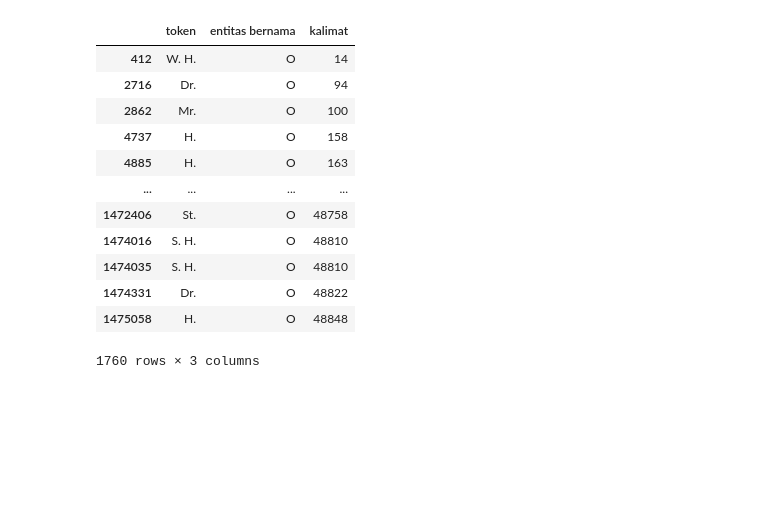
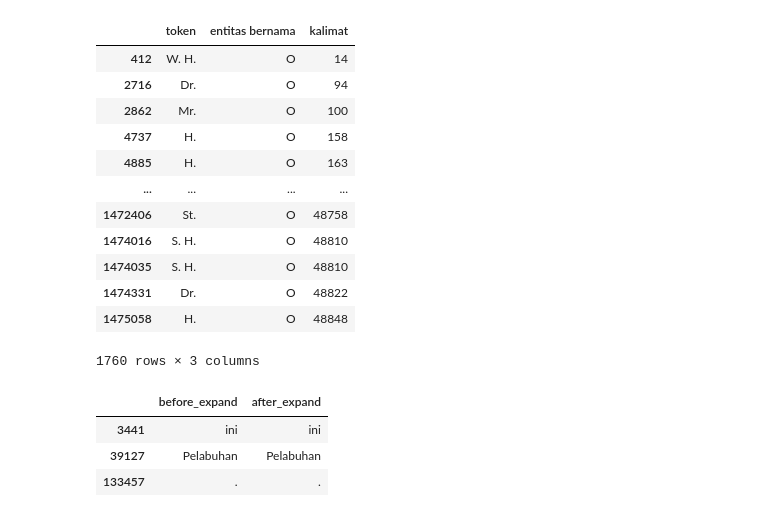
Before and after one commit to angelinasinaga/Indonesian_Named-entity_Recognition, a Jupyter notebook: Pasupasu.ipynb, the cells around one changed output. Saved outputs shown, nothing was run; the diff lists cells and outputs as text; code cells hidden in the pictures; blank space fills up the shorter version.

```diff
--- a/Pasupasu.ipynb
+++ b/Pasupasu.ipynb
@@ -62,7 +65,7 @@ list_kalimat = []
 nomor_kalimat = 1
 
 # open file in read mode
-with open('/content/drive/MyDrive/Semester 7/Proyek PBA/Dataset/SINGGALANG.tsv', encoding='UTF-8') as read_obj:
+with open('/content/drive/MyDrive/SINGGALANG.tsv', encoding='UTF-8') as read_obj:
     # pass the file object to reader() to get the reader object
     csv_reader = csv.reader(read_obj, delimiter='\t', quotechar=None) #https://www.petanikode.com/python-csv/
 # https://docs.python.org/id/3.9/library/csv.html
@@ -454,3 +457,19 @@ dataset_prep[dataset_prep.token.str.contains('|'.join(contractions_dict.keys()),
 | 1474331 | Dr. | O | 48822 |
 | 1475058 | H. | O | 48848 |
 1760 rows × 3 columns
+# %%
+#untuk expand contraction
+# inplace true = the data is modified in place
+dataset_prep.token.replace(to_replace=contractions_dict, inplace=True, value=None, method=None, regex=True)
+# %%
+#Membuat dataframe yang berisi token sebelum dan setelah di expand
+df_result = pd.concat([dataset, dataset_prep], axis=1, join='inner')# untuk menggabungkan kedua dataframe
+df_result = df_result.drop(columns=['entitas bernama', 'kalimat']) # untuk menghapus kolom kalimat dan entitas bernama
+df_result.columns.values[0] = "before_expand" # untuk rename nama kolom
+df_result.columns.values[1] = "after_expand"
+display(df_result.loc[[3441,39127,133457], :]) # menampilkan token sebelum dan setelah di expand
+# %% [output]
+|  | before_expand | after_expand |
+| 3441 | ini | ini |
+| 39127 | Pelabuhan | Pelabuhan |
+| 133457 | . | . |
```
Also changed, not shown: parts of 3 cells of this notebook.
